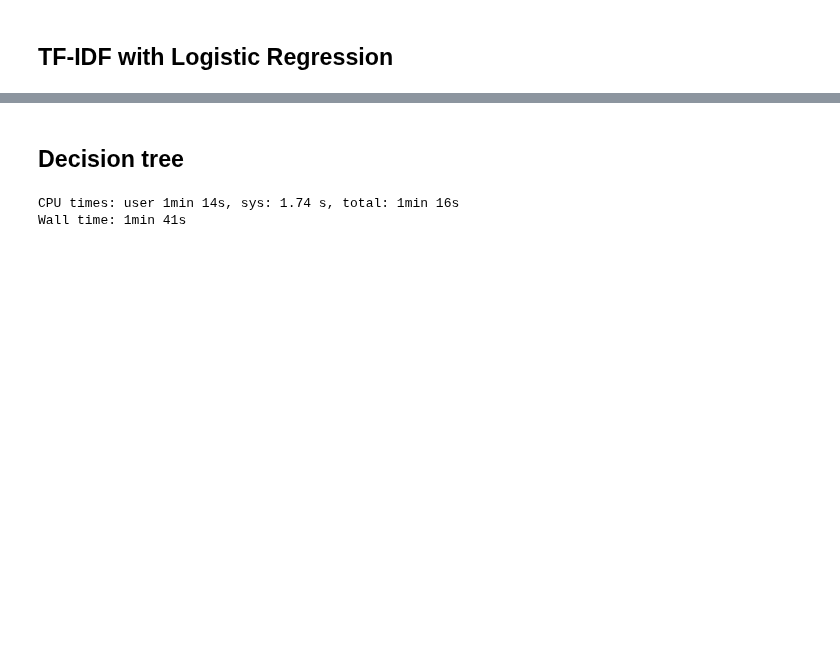
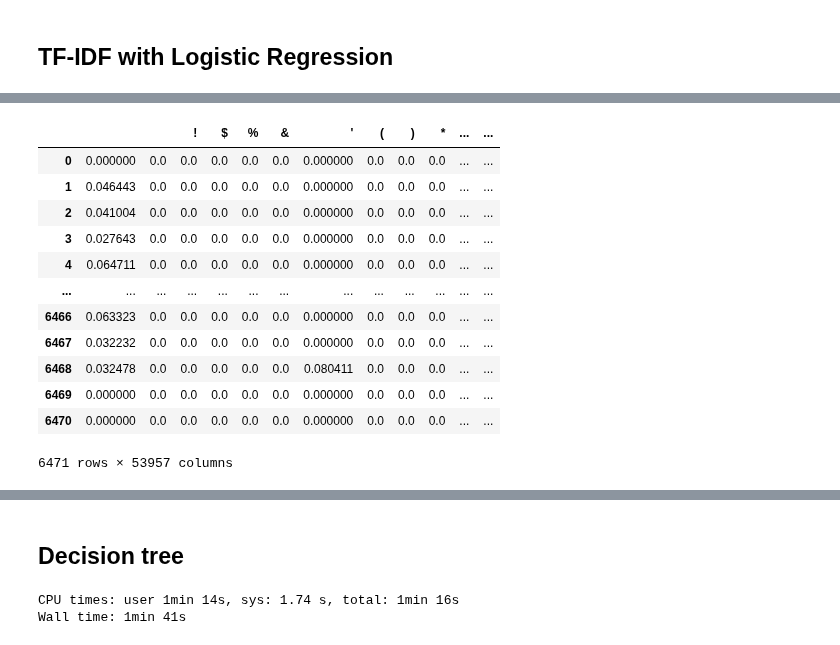
Before and after one commit to loicrouillermonay/DMML2020_Rolex, a Jupyter notebook: code/DMML2020_Rolex.ipynb, the cells around one changed output, grey strips where cells are left out. Cells and saved outputs as stored; diff of their text form; code cells hidden in the pictures; blank space fills up the shorter version.

```diff
--- a/code/DMML2020_Rolex.ipynb
+++ b/code/DMML2020_Rolex.ipynb
@@ -493,3 +480,31 @@ y_pred = classifier.predict(X_test)
 print(round(accuracy_score(y_test, y_pred), 4))
 # %% [markdown]
 ## TF-IDF with Logistic Regression
+# %%
+# Create tokenizer function for preprocessing
+def spacy_tokenizer(text):
+
+    # Define stopwords, punctuation, and numbers
+    stop_words = spacy.lang.en.stop_words.STOP_WORDS
+
+    # Create spacy object
+    mytokens = sp(text)
+
+    # Lemmatize each token and convert each token into lowercase
+    mytokens = [ word.lemma_.lower().strip() if word.lemma_ != "-PRON-" else word.lower_ for word in mytokens ]
+
+    # Remove stop words
+    mytokens = [ word for word in mytokens if word not in stop_words]
+
+    # Return preprocessed list of tokens
+    return mytokens
+# %%
+# Define vectorizer
+tfidf = TfidfVectorizer(ngram_range=(1, 2), tokenizer=spacy_tokenizer)
+# %%
+%%time
+features = tfidf.fit_transform(train.text)
+features_df = pd.DataFrame(
+    features.todense(),
+    columns=tfidf.get_feature_names()
+)
@@ -496,2 +513,20 @@ print(round(accuracy_score(y_test, y_pred), 4))
+# %%
+train_full = pd.concat([features_df, train[['num_char', 'avg_word_length', 'num_punct']]], axis=1)
+# %%
+train_full
+# %% [output]
+|  |  |  | ! | $ | % | & | ' | ( | ) | * | ... | ... |
+| 0 | 0.000000 | 0.0 | 0.0 | 0.0 | 0.0 | 0.0 | 0.000000 | 0.0 | 0.0 | 0.0 | ... | ... |
+| 1 | 0.046443 | 0.0 | 0.0 | 0.0 | 0.0 | 0.0 | 0.000000 | 0.0 | 0.0 | 0.0 | ... | ... |
+| 2 | 0.041004 | 0.0 | 0.0 | 0.0 | 0.0 | 0.0 | 0.000000 | 0.0 | 0.0 | 0.0 | ... | ... |
+| 3 | 0.027643 | 0.0 | 0.0 | 0.0 | 0.0 | 0.0 | 0.000000 | 0.0 | 0.0 | 0.0 | ... | ... |
+| 4 | 0.064711 | 0.0 | 0.0 | 0.0 | 0.0 | 0.0 | 0.000000 | 0.0 | 0.0 | 0.0 | ... | ... |
+| ... | ... | ... | ... | ... | ... | ... | ... | ... | ... | ... | ... | ... |
+| 6466 | 0.063323 | 0.0 | 0.0 | 0.0 | 0.0 | 0.0 | 0.000000 | 0.0 | 0.0 | 0.0 | ... | ... |
+| 6467 | 0.032232 | 0.0 | 0.0 | 0.0 | 0.0 | 0.0 | 0.000000 | 0.0 | 0.0 | 0.0 | ... | ... |
+| 6468 | 0.032478 | 0.0 | 0.0 | 0.0 | 0.0 | 0.0 | 0.080411 | 0.0 | 0.0 | 0.0 | ... | ... |
+| 6469 | 0.000000 | 0.0 | 0.0 | 0.0 | 0.0 | 0.0 | 0.000000 | 0.0 | 0.0 | 0.0 | ... | ... |
+| 6470 | 0.000000 | 0.0 | 0.0 | 0.0 | 0.0 | 0.0 | 0.000000 | 0.0 | 0.0 | 0.0 | ... | ... |
+6471 rows × 53957 columns
 # %%
 # Select features
```
Also changed, not shown: parts of 46 cells of this notebook, 2 other files.
